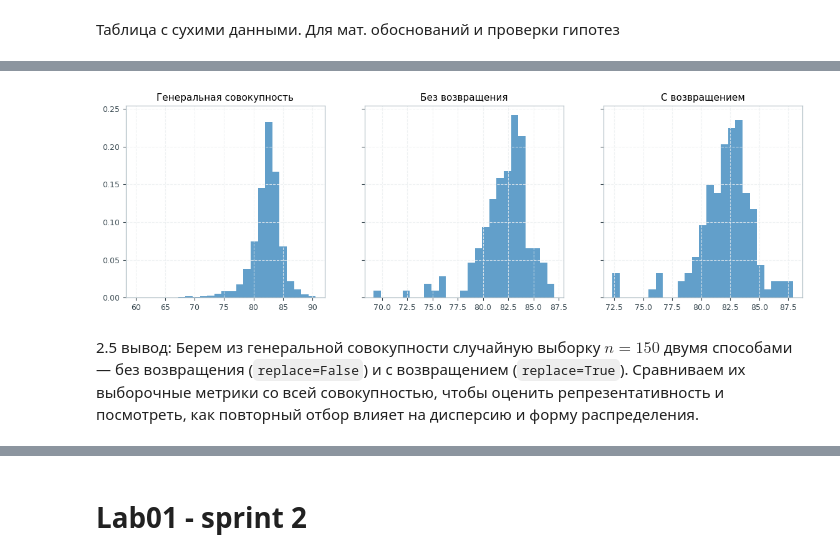
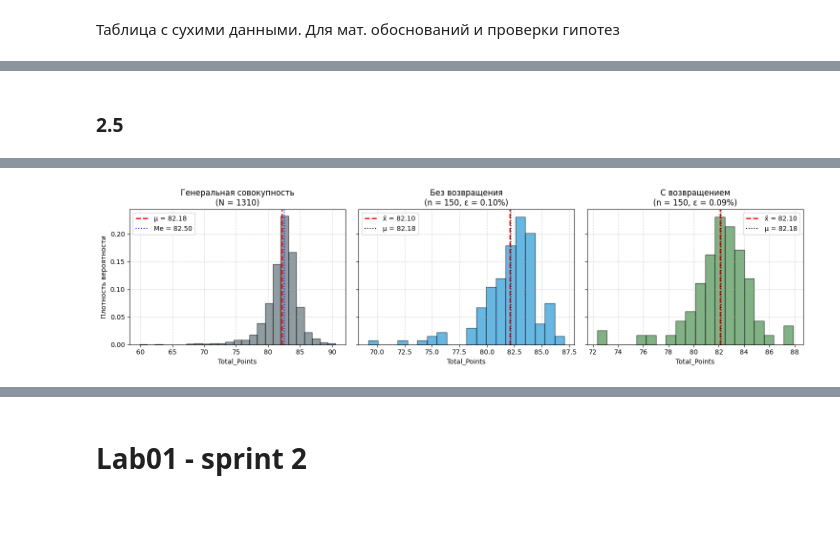
Before and after one commit to yen-28/StatLab52, a Jupyter notebook: beginners.ipynb, the cells around one changed output, grey strips where cells are left out. Cells and saved outputs as stored; diff of their text form; code cells hidden in the pictures; blank space fills up the shorter version.

```diff
--- a/beginners.ipynb
+++ b/beginners.ipynb
@@ -393,20 +207,59 @@ display(statistic)
-# %%
-# извлекаем выборки n=150
-sample_without = coffee['Total_Points'].sample(150, replace=False, random_state=42)
-sample_with = coffee['Total_Points'].sample(150, replace=True, random_state=42)
-fig, axes = plt.subplots(1, 3, figsize=(14, 4), sharey=True)
-
-coffee['Total_Points'].hist(ax=axes[0], bins=25, density=True, alpha=0.7)
-axes[0].set_title('Генеральная совокупность')
-
-sample_without.hist(ax=axes[1], bins=25, density=True, alpha=0.7)
-axes[1].set_title('Без возвращения')
-
-sample_with.hist(ax=axes[2], bins=25, density=True, alpha=0.7)
-axes[2].set_title('С возвращением')
-
-plt.show()
-# %% [output]
-[figure, removed]
-# %% [markdown]
-2.5 вывод: Берем из генеральной совокупности случайную выборку $n = 150$ двумя способами — без возвращения (`replace=False`) и с возвращением (`replace=True`). Сравниваем их выборочные метрики со всей совокупностью, чтобы оценить репрезентативность и посмотреть, как повторный отбор влияет на дисперсию и форму распределения.
+# %% [markdown]
+### 2.5
+# %%
+pop_pts = coffee['Total_Points'].dropna()
+sample_without = pop_pts.sample(150, replace=False, random_state=42)
+sample_with = pop_pts.sample(150, replace=True, random_state=42)
+
+dict_pop = column_anal(pop_pts)
+dict_wo = column_anal(sample_without)
+dict_w = column_anal(sample_with)
+
+samples_stats = pd.DataFrame({
+    'Генеральная совокупность (N=1310)': dict_pop,
+    'Выборка без возвращения (n=150)': dict_wo,
+    'Выборка с возвращением (n=150)': dict_w
+}).T
+
+# Добавляем метрики погрешности относительно генерального среднего mu
+true_mu = dict_pop['Mean']
+samples_stats['Error_Abs (Δ)'] = (samples_stats['Mean'] - true_mu).abs()
+samples_stats['Error_Rel (%)'] = (samples_stats['Error_Abs (Δ)'] / true_mu) * 100
+
+# Округляем для идеального табличного отображения
+display(samples_stats[['Count', 'Mean', 'Error_Abs (Δ)', 'Error_Rel (%)', 'Std', 'Variance', 'Median', 'q25', 'q75', 'IQR', 'Skewness', 'Kurtosis']].round(3))
+
+# 3. Визуальное сопоставление распределений
+fig, axes = plt.subplots(1, 3, figsize=(15, 4), sharey=True)
+
+# Генеральная совокупность
+axes[0].hist(pop_pts, bins=25, density=True, alpha=0.6, color='#455A64', edgecolor='black')
+axes[0].axvline(true_mu, color='red', linestyle='--', linewidth=2, label=f'μ = {true_mu:.2f}')
+axes[0].axvline(dict_pop['Median'], color='blue', linestyle=':', label=f"Me = {dict_pop['Median']:.2f}")
+axes[0].set_title(f'Генеральная совокупность\n(N = {len(pop_pts)})')
+axes[0].set_xlabel('Total_Points')
+axes[0].set_ylabel('Плотность вероятности')
+axes[0].legend()
+axes[0].grid(True, linestyle='--', alpha=0.5)
+
+# Без возвращения
+axes[1].hist(sample_without, bins=20, density=True, alpha=0.6, color='#0288D1', edgecolor='black')
+axes[1].axvline(dict_wo['Mean'], color='red', linestyle='--', linewidth=2, label=f"x̄ = {dict_wo['Mean']:.2f}")
+axes[1].axvline(true_mu, color='black', linestyle=':', label=f'μ = {true_mu:.2f}')
+axes[1].set_title(f'Без возвращения\n(n = 150, ε = {samples_stats.loc["Выборка без возвращения (n=150)", "Error_Rel (%)"]:.2f}%)')
+axes[1].set_xlabel('Total_Points')
+axes[1].legend()
+axes[1].grid(True, linestyle='--', alpha=0.5)
+
+# С возвращением
+axes[2].hist(sample_with, bins=20, density=True, alpha=0.6, color='#2E7D32', edgecolor='black')
+axes[2].axvline(dict_w['Mean'], color='red', linestyle='--', linewidth=2, label=f"x̄ = {dict_w['Mean']:.2f}")
+axes[2].axvline(true_mu, color='black', linestyle=':', label=f'μ = {true_mu:.2f}')
+axes[2].set_title(f'С возвращением\n(n = 150, ε = {samples_stats.loc["Выборка с возвращением (n=150)", "Error_Rel (%)"]:.2f}%)')
+axes[2].set_xlabel('Total_Points')
+axes[2].legend()
+axes[2].grid(True, linestyle='--', alpha=0.5)
+
+plt.tight_layout()
+plt.show()
+# %% [output]
@@ -412,0 +270 @@ plt.show()
+[figure, added]
```
Also changed, not shown: parts of 47 cells of this notebook.
